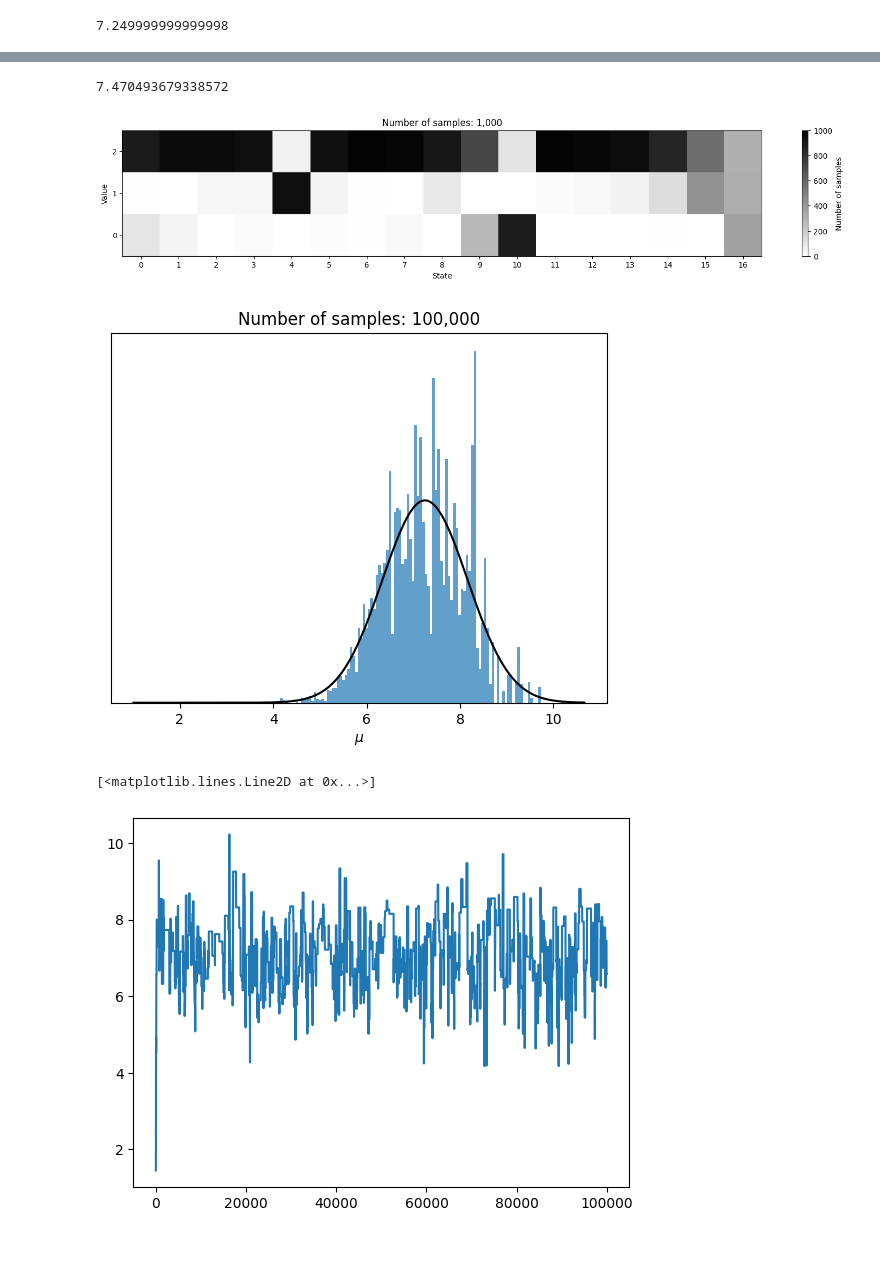
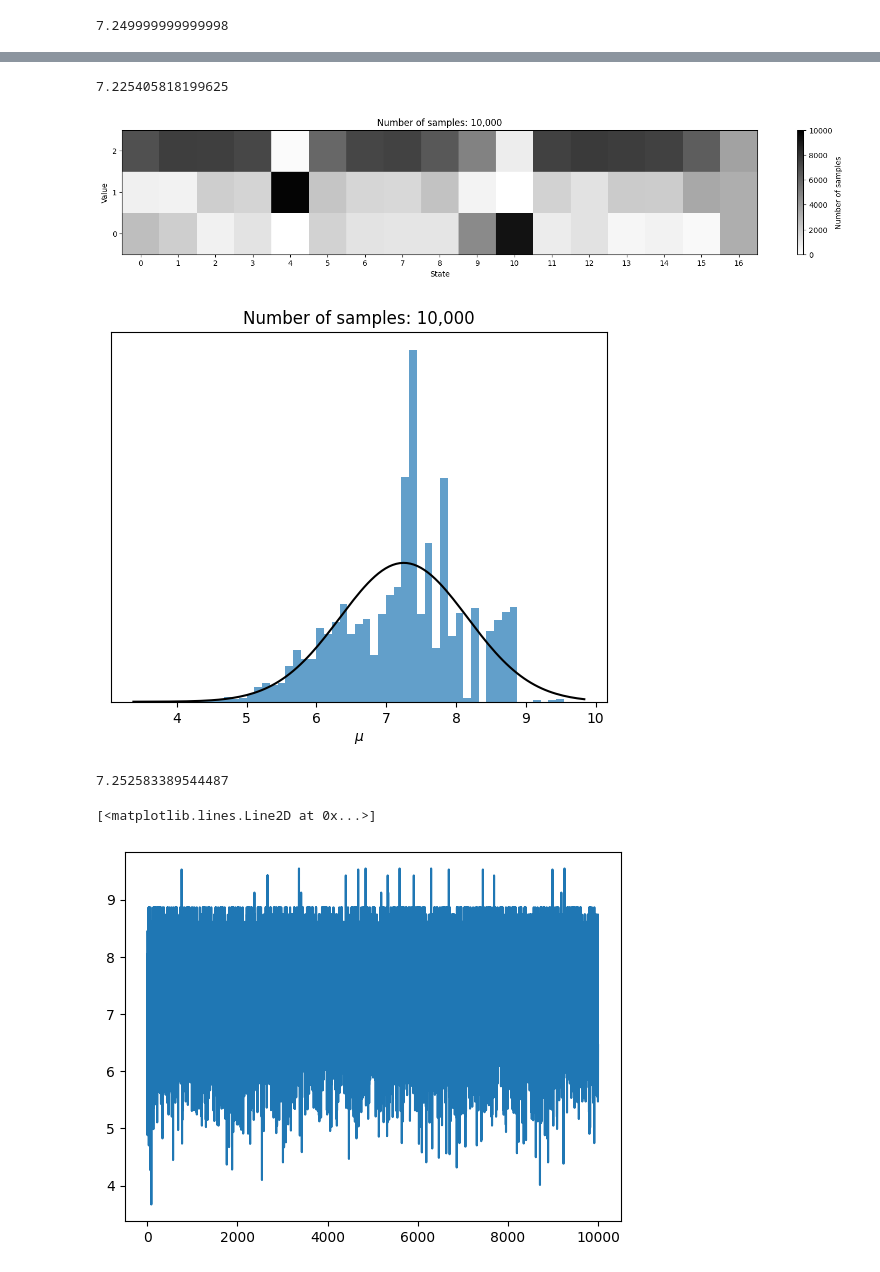
Before and after one commit to zcaiElvis/LMH_HOPPL, a Jupyter notebook: notebooks/homework_6.ipynb, the cells around one changed output, grey strips where cells are left out. Cells and saved outputs as stored; diff of their text form; code cells hidden in the pictures.

```diff
--- a/notebooks/homework_6.ipynb
+++ b/notebooks/homework_6.ipynb
@@ -9,8 +9,9 @@ from scipy.stats import geom, norm
 # inference = None
 # inference = 'IS'
 # inference = 'SMC'
-inference = 'LMH'
+# inference = 'LMH'
 # inference = 'PSMC'
+inference = 'rejSMC'
 # %%
 # Functions
 def results(inference, i):
@@ -98,7 +76,7 @@ np.mean(data)
 # %%
 np.mean(data[100:5000])
 # %% [output]
-7.470493679338572
+7.225405818199625
 # %%
 # Program 3
 
@@ -123,7 +101,7 @@ plt.ylabel('Value')
 plt.colorbar(label='Number of samples')
 plt.show()
 # %% [output]
-[figure, old version]
+[figure, new version]
 # %%
 # Program 4
 
@@ -153,12 +131,16 @@ plt.yticks([])
 
 plt.show()
 # %% [output]
-[figure, old version]
+[figure, new version]
+# %%
+np.mean(data)
+# %% [output]
+7.252583389544487
 # %%
-plt.plot(data)
+plt.plot(data[0:10000])
 # %% [output]
 [<matplotlib.lines.Line2D at 0x...>]
-[figure, old version]
+[figure, new version]
 # %%
 # Program 7
 
```
Also changed, not shown: parts of 7 cells of this notebook, 5 other files.
